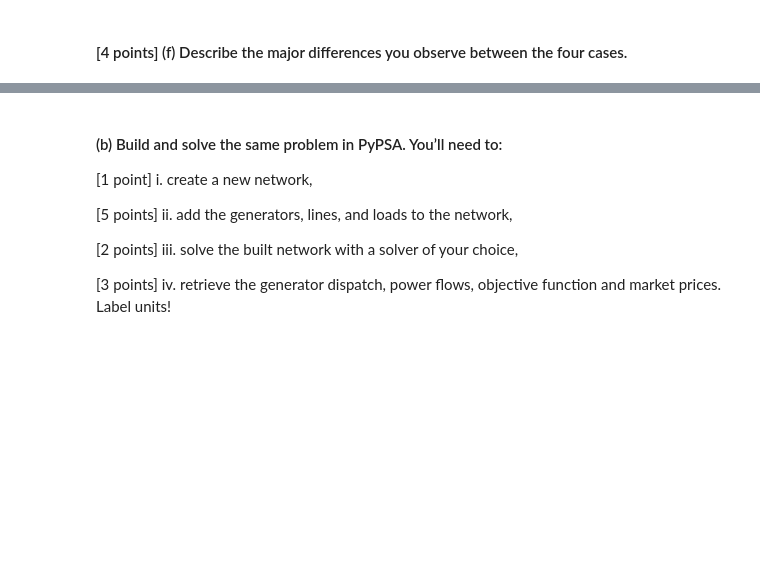
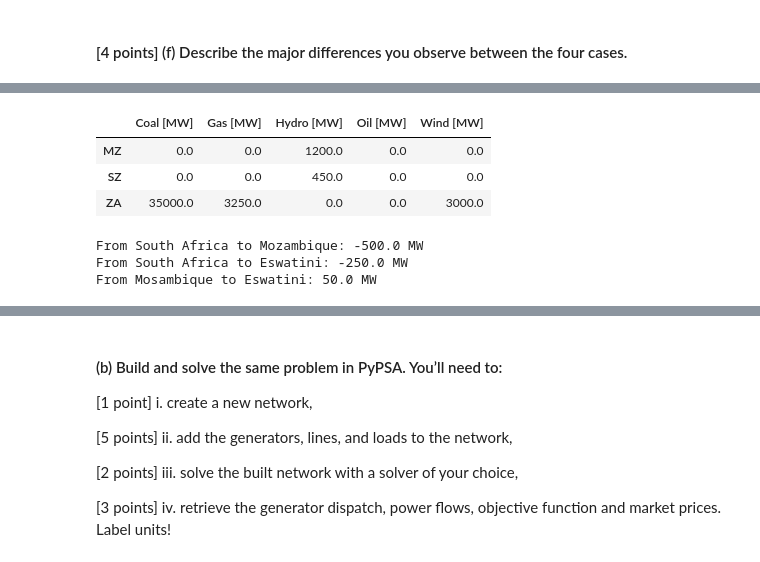
Before and after one commit to FelixMau/datascience_TU, a Jupyter notebook: 003_Asignment_03/Assignment_03_LNG Terminals & Electricity Markets_save.ipynb, the cells around one changed output, grey strips where cells are left out. Saved outputs shown, nothing was run; the diff lists cells and outputs as text; code cells hidden in the pictures; blank space fills up the shorter version.

```diff
--- a/003_Asignment_03/Assignment_03_LNG Terminals & Electricity Markets_save.ipynb
+++ b/003_Asignment_03/Assignment_03_LNG Terminals & Electricity Markets_save.ipynb
@@ -636,0 +715,19 @@ units!
+# %%
+# Generator dispatch:
+se = pd.Series(m.g.get_values()).unstack()
+df_MW = pd.DataFrame(se).rename(columns={"Coal": "Coal [MW]", "Gas": "Gas [MW]", "Hydro": "Hydro [MW]", "Oil": "Oil [MW]", "Wind": "Wind [MW]"})
+df_MW
+# %% [output]
+|  | Coal [MW] | Gas [MW] | Hydro [MW] | Oil [MW] | Wind [MW] |
+| MZ | 0.0 | 0.0 | 1200.0 | 0.0 | 0.0 |
+| SZ | 0.0 | 0.0 | 450.0 | 0.0 | 0.0 |
+| ZA | 35000.0 | 3250.0 | 0.0 | 0.0 | 3000.0 |
+# %%
+# power flows are (please note prefix definition from Zell 36)
+print(f"From South Africa to Mozambique: {m.ZA_MZ()} MW")
+print((f"From South Africa to Eswatini: {m.ZA_SZ()} MW"))
+print((f"From Mosambique to Eswatini: {m.MZ_SZ()} MW"))
+# %% [output]
+From South Africa to Mozambique: -500.0 MW
+From South Africa to Eswatini: -250.0 MW
+From Mosambique to Eswatini: 50.0 MW
```
Also changed, not shown: parts of 7 cells of this notebook.
